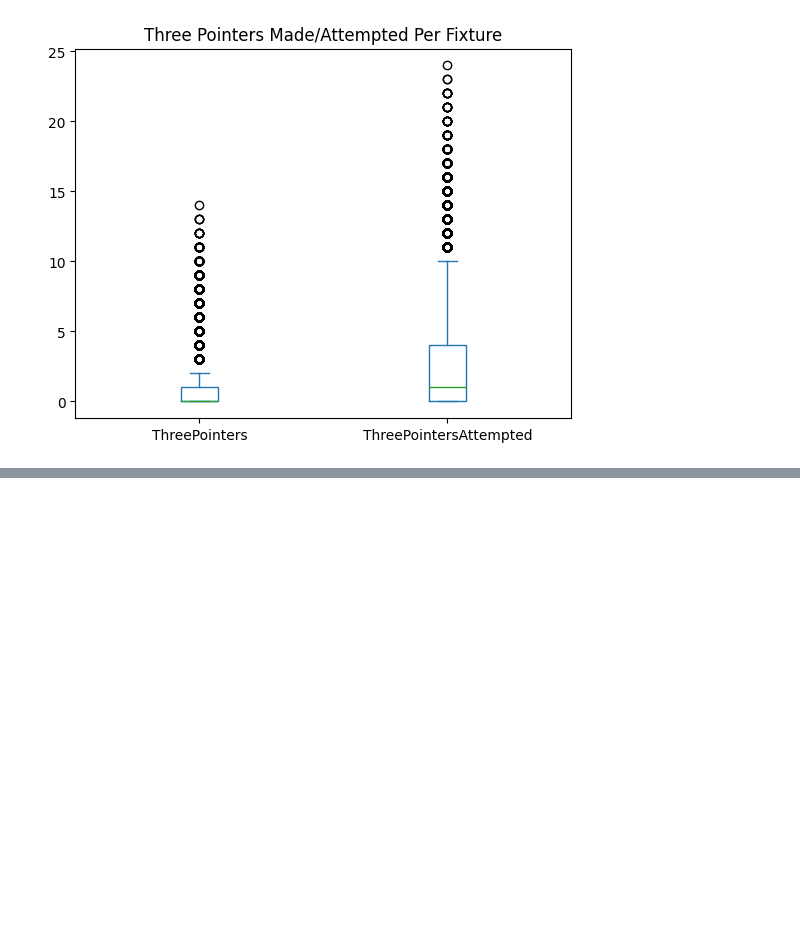
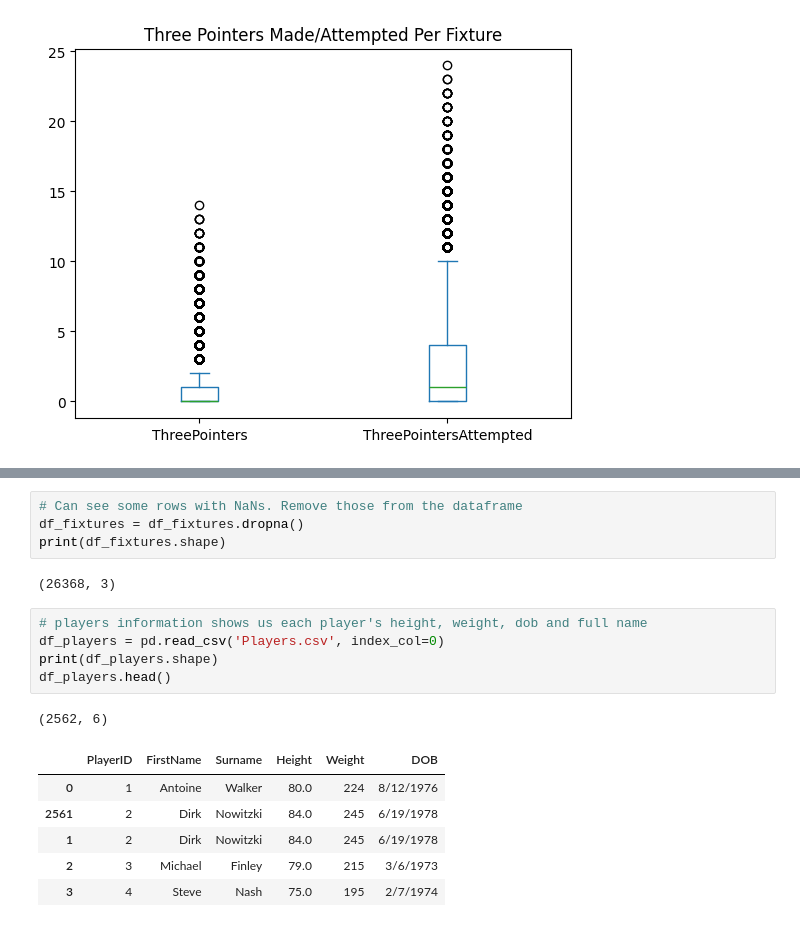
Before and after one commit to abhivir-42/prediction-challenge, a Jupyter notebook: Data_Collection.ipynb, the cells around one changed output, grey strips where cells are left out. Cells and saved outputs as stored; diff of their text form; blank space fills up the shorter version.

```diff
--- a/Data_Collection.ipynb
+++ b/Data_Collection.ipynb
@@ -129,0 +143,19 @@ max              39.000000          18.000000          25.000000
+# %%
+# Can see some rows with NaNs. Remove those from the dataframe
+df_fixtures = df_fixtures.dropna()
+print(df_fixtures.shape)
+# %% [output]
+(26368, 3)
+# %%
+# players information shows us each player's height, weight, dob and full name
+df_players = pd.read_csv('Players.csv', index_col=0)
+print(df_players.shape)
+df_players.head()
+# %% [output]
+(2562, 6)
+|  | PlayerID | FirstName | Surname | Height | Weight | DOB |
+| 0 | 1 | Antoine | Walker | 80.0 | 224 | 8/12/1976 |
+| 2561 | 2 | Dirk | Nowitzki | 84.0 | 245 | 6/19/1978 |
+| 1 | 2 | Dirk | Nowitzki | 84.0 | 245 | 6/19/1978 |
+| 2 | 3 | Michael | Finley | 79.0 | 215 | 3/6/1973 |
+| 3 | 4 | Steve | Nash | 75.0 | 195 | 2/7/1974 |
```
Also changed, not shown: parts of 3 cells of this notebook.
